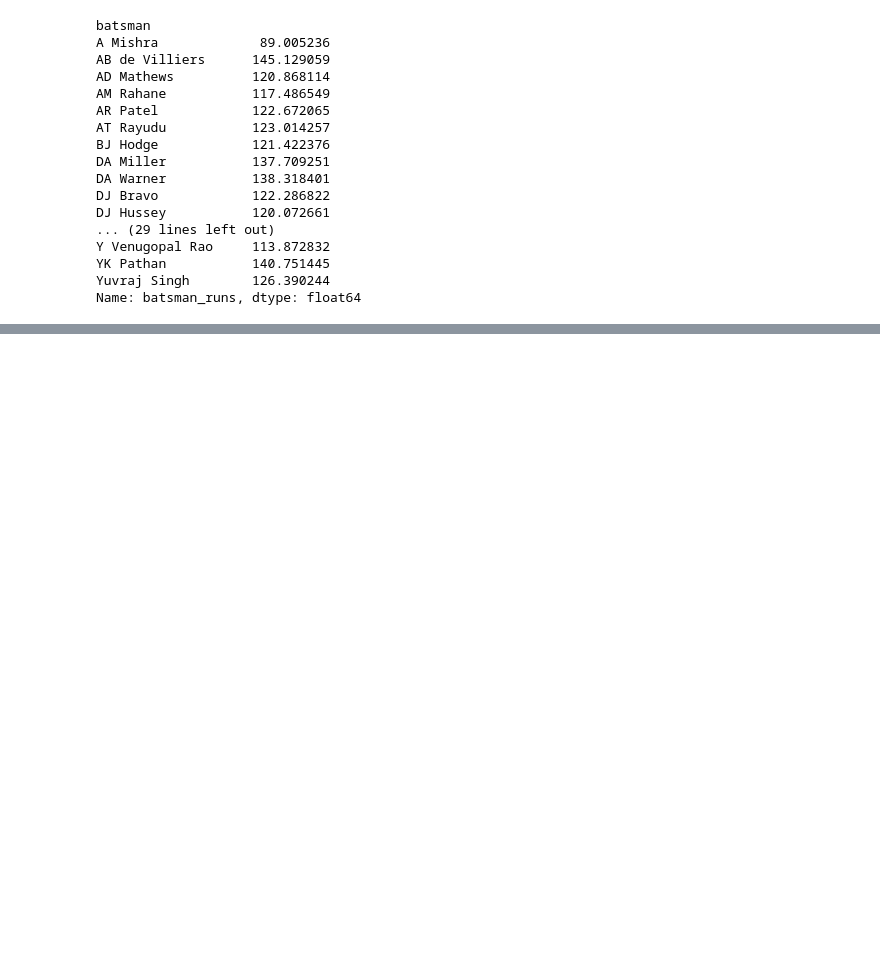
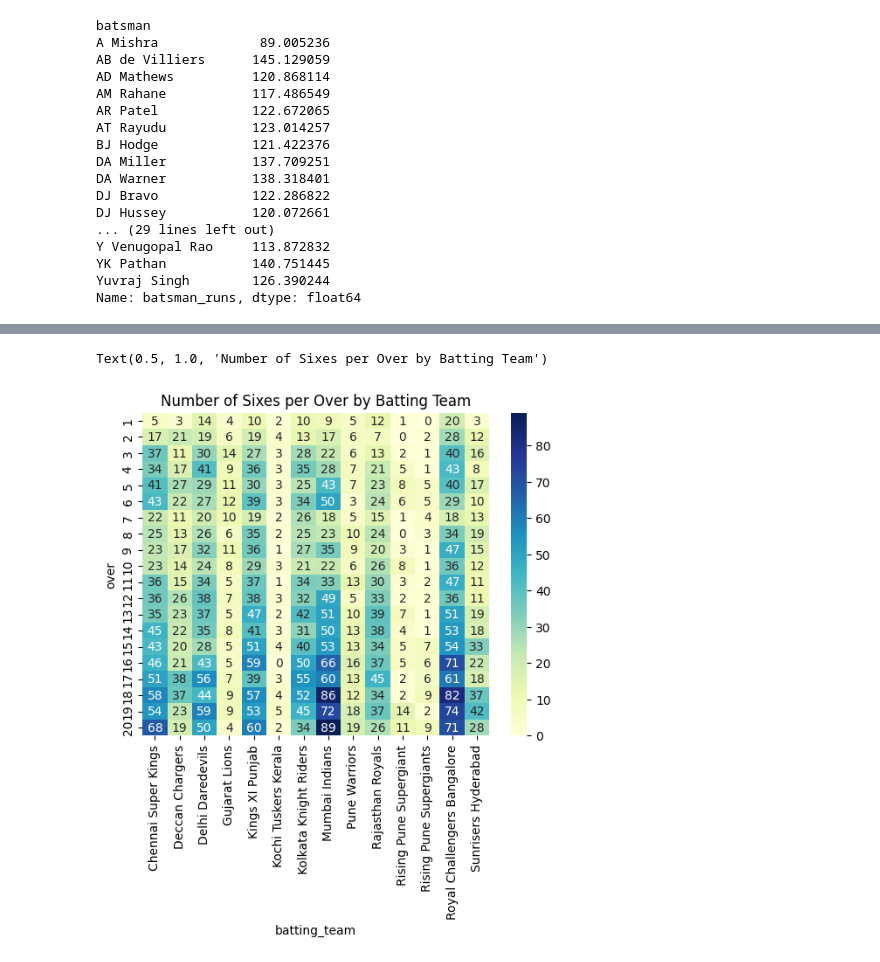
Before and after one commit to NurAsif/100_days_mL, a Jupyter notebook: pandas.ipynb, the cells around one changed output, grey strips where cells are left out. Saved outputs shown, nothing was run; the diff lists cells and outputs as text; code cells hidden in the pictures; blank space fills up the shorter version.

```diff
--- a/pandas.ipynb
+++ b/pandas.ipynb
@@ -959,0 +1097,4 @@ Name: batsman_runs, dtype: float64
+# %%
+mask = data['batsman_runs'] == 6
+sixes = data[mask]  # Filtered DataFrame where batsman_runs is 6
+sixes.shape
@@ -959,0 +1103,2 @@ Name: batsman_runs, dtype: float64
+# %%
+pt = sixes.pivot_table(index='over', columns = 'batting_team', values='batsman_runs', aggfunc='count').fillna(0)  # Pivot table to count sixes per over for each batting team
@@ -959,0 +1126,7 @@ Name: batsman_runs, dtype: float64
+# %%
+import seaborn as sns
+sns.heatmap(pt, annot=True, fmt=".0f", cmap="YlGnBu")  # Heatmap of sixes per over for each batting team
+plt.title("Number of Sixes per Over by Batting Team")
+# %% [output]
+Text(0.5, 1.0, 'Number of Sixes per Over by Batting Team')
+[figure, added]
```
Also changed, not shown: parts of 20 cells of this notebook, 6 other files.
